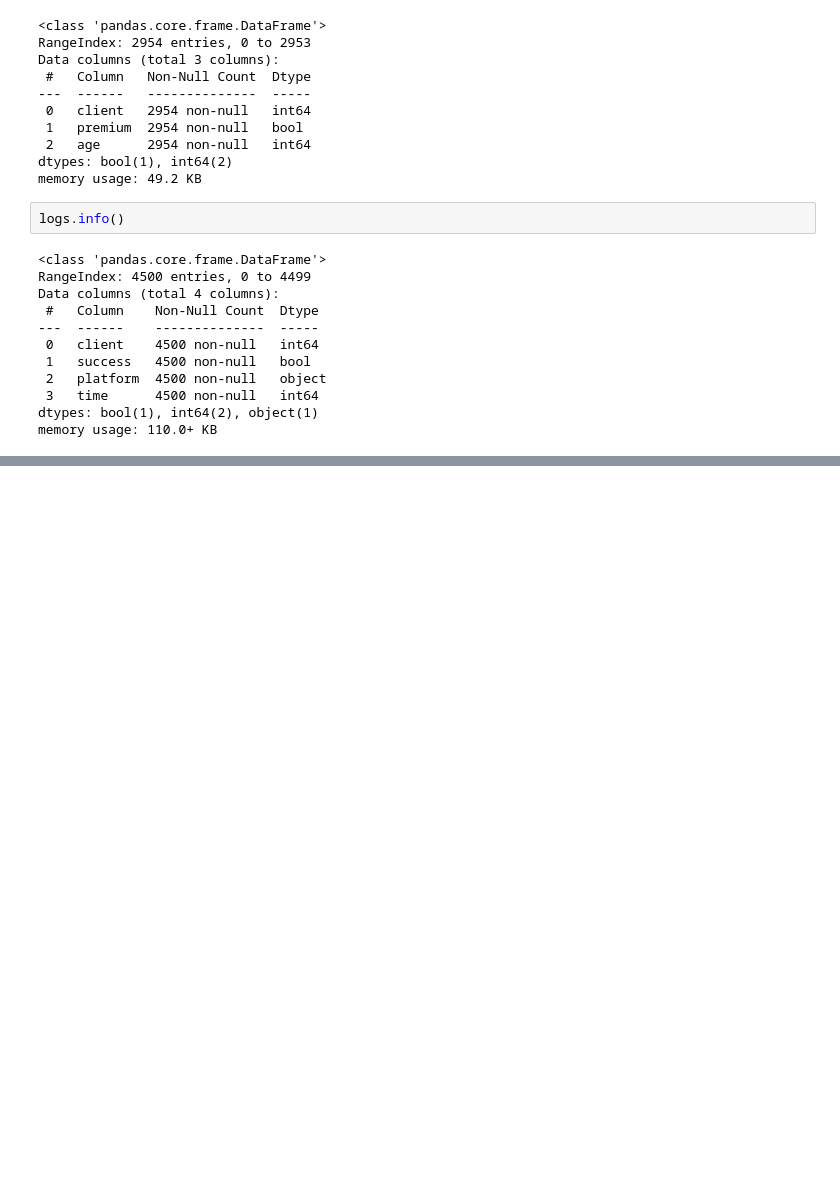
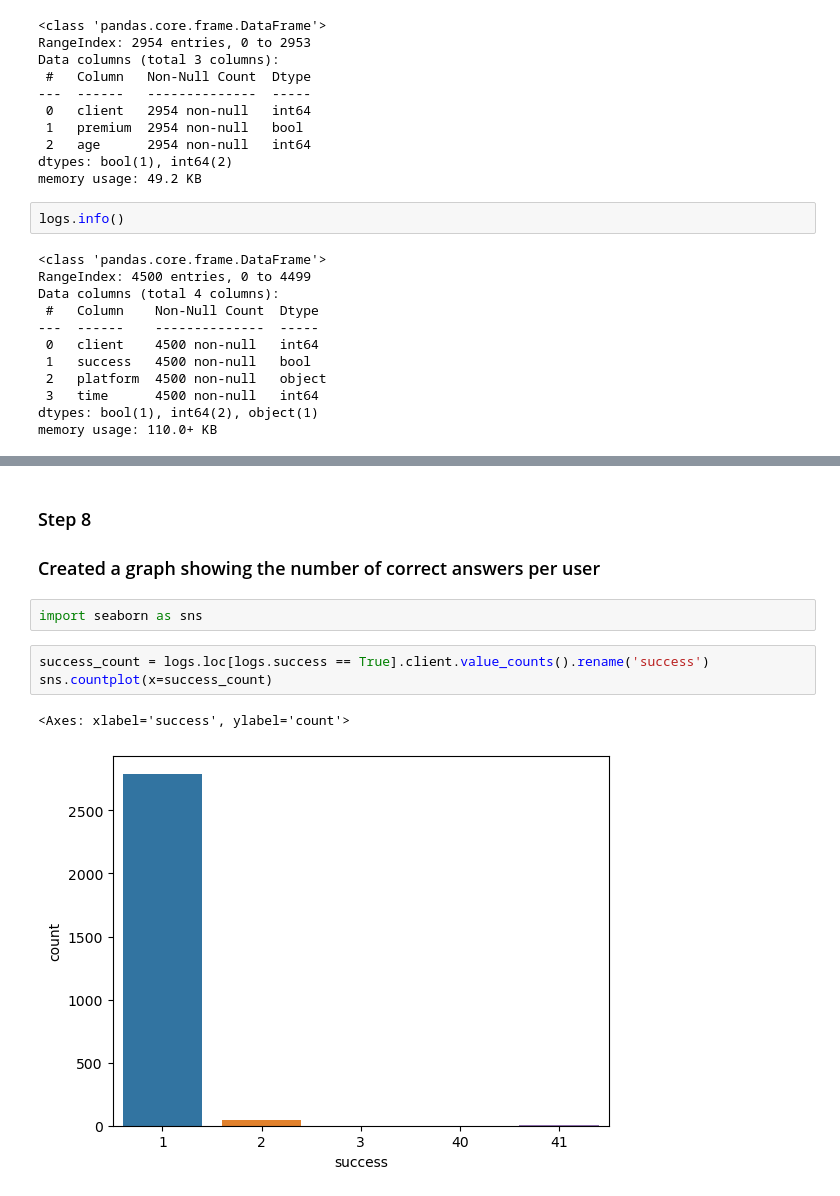
Before and after one commit to samiralikperov/python-portfolio, a Jupyter notebook: Projects/Customer_and_log_analytics_for_a_gamedev_startup.ipynb, the cells around one changed output, grey strips where cells are left out. Drawn from its saved outputs; the diff is of its cells as text; blank space fills up the shorter version.

```diff
--- a/Projects/Customer_and_log_analytics_for_a_gamedev_startup.ipynb
+++ b/Projects/Customer_and_log_analytics_for_a_gamedev_startup.ipynb
@@ -118,0 +286,11 @@ memory usage: 110.0+ KB
+# %% [markdown]
+### Step 8
+### Created a graph showing the number of correct answers per user
+# %%
+import seaborn as sns
+# %%
+success_count = logs.loc[logs.success == True].client.value_counts().rename('success')
+sns.countplot(x=success_count)
+# %% [output]
+<Axes: xlabel='success', ylabel='count'>
+[figure, added]
```
Also changed, not shown: parts of 21 cells of this notebook.
